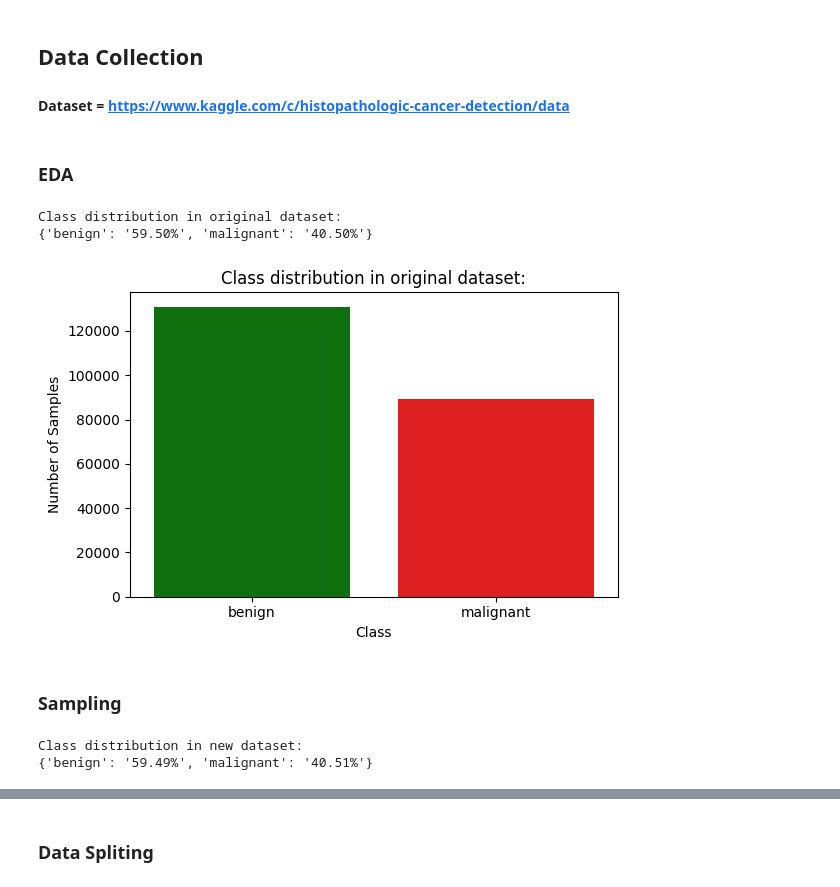
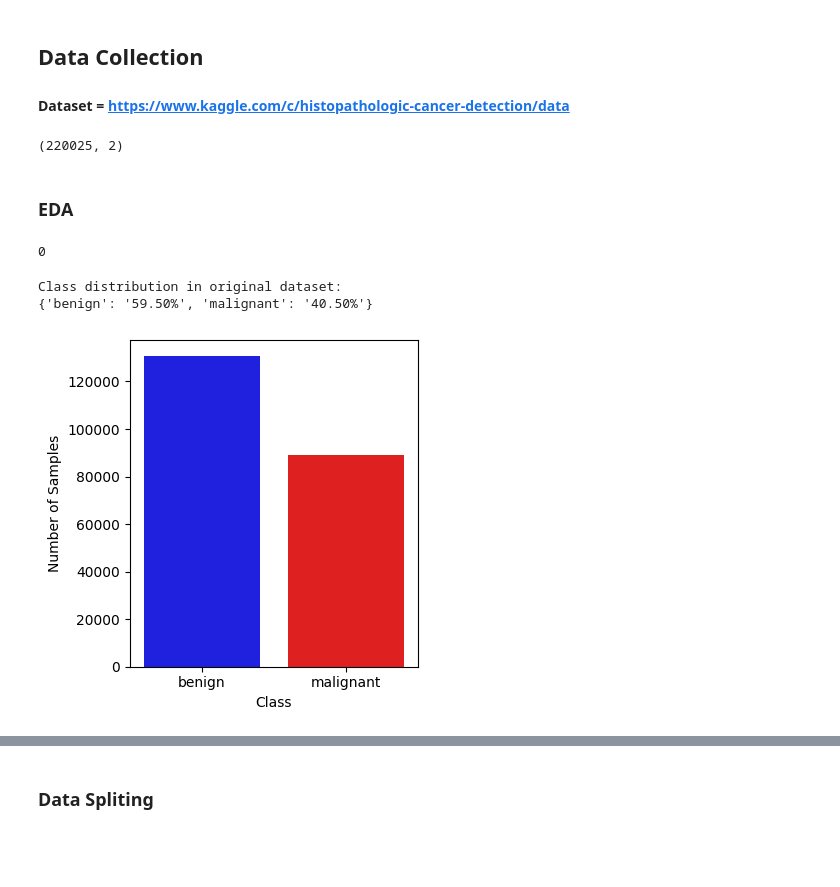
Before and after one commit to yu-kay-khaing-oo/AT82-01-project, a Jupyter notebook: Report.ipynb, the cells around one changed output, grey strips where cells are left out. Drawn from its saved outputs; the diff is of its cells as text; code cells hidden in the pictures; blank space fills up the shorter version.

```diff
--- a/Report.ipynb
+++ b/Report.ipynb
@@ -17,13 +23,6 @@ original_dataset_path = '/datasets/histopathologic-cancer-detection/train'
 csv_file_path = '/datasets/histopathologic-cancer-detection/train_labels.csv'
 # %%
 df = pd.read_csv(csv_file_path)
-df = df.rename(columns={df.columns[0]: 'filename', df.columns[1]: 'label'})
-
-# === CLASS MAPPING ===
-label_map = {
-    0: 'benign',
-    1: 'malignant'
-}
-# ======================
-df['label'] = df['label'].map(label_map)
-df['filename'] = df['filename'].astype(str) + '.tif'
+df.shape
+# %% [output]
+(220025, 2)
@@ -30,5 +41,10 @@ df['filename'] = df['filename'].astype(str) + '.tif'
 # %% [markdown]
 ### EDA
+# %%
+# Is there any missing values in the label column?
+print(df['label'].isnull().sum())
+# %% [output]
+0
 # %%
 print("Class distribution in original dataset:")
 class_counts = df['label'].value_counts(normalize=True)
@@ -37,14 +53,11 @@ print(class_counts.apply(lambda x: f"{x:.2%}").to_dict())
 Class distribution in original dataset:
 {'benign': '59.50%', 'malignant': '40.50%'}
 # %%
-plt.figure(figsize=(6, 4))
-sns.countplot(data=df, x='label', hue='label', palette=['green', 'red'], legend=False)
-plt.title("Class distribution in original dataset:")
+plt.figure(figsize=(4, 4))
+sns.countplot(data=df, x='label', hue='label', palette=['blue', 'red'], legend=False)
 plt.ylabel("Number of Samples")
 plt.xlabel("Class")
 plt.tight_layout()
 plt.show()
 # %% [output]
-[figure, old version]
+[figure, new version]
-# %% [markdown]
-### Sampling
@@ -66,7 +63,0 @@ new_df = pd.concat(sampled_dfs).sample(frac=1, random_state=42).reset_index(drop
-# %%
-print("Class distribution in new dataset:")
-new_df_class_counts = new_df['label'].value_counts(normalize=True)
-print(new_df_class_counts.apply(lambda x: f"{x:.2%}").to_dict())
-# %% [output]
-Class distribution in new dataset:
-{'benign': '59.49%', 'malignant': '40.51%'}
```
Also changed, not shown: parts of 32 cells of this notebook.
